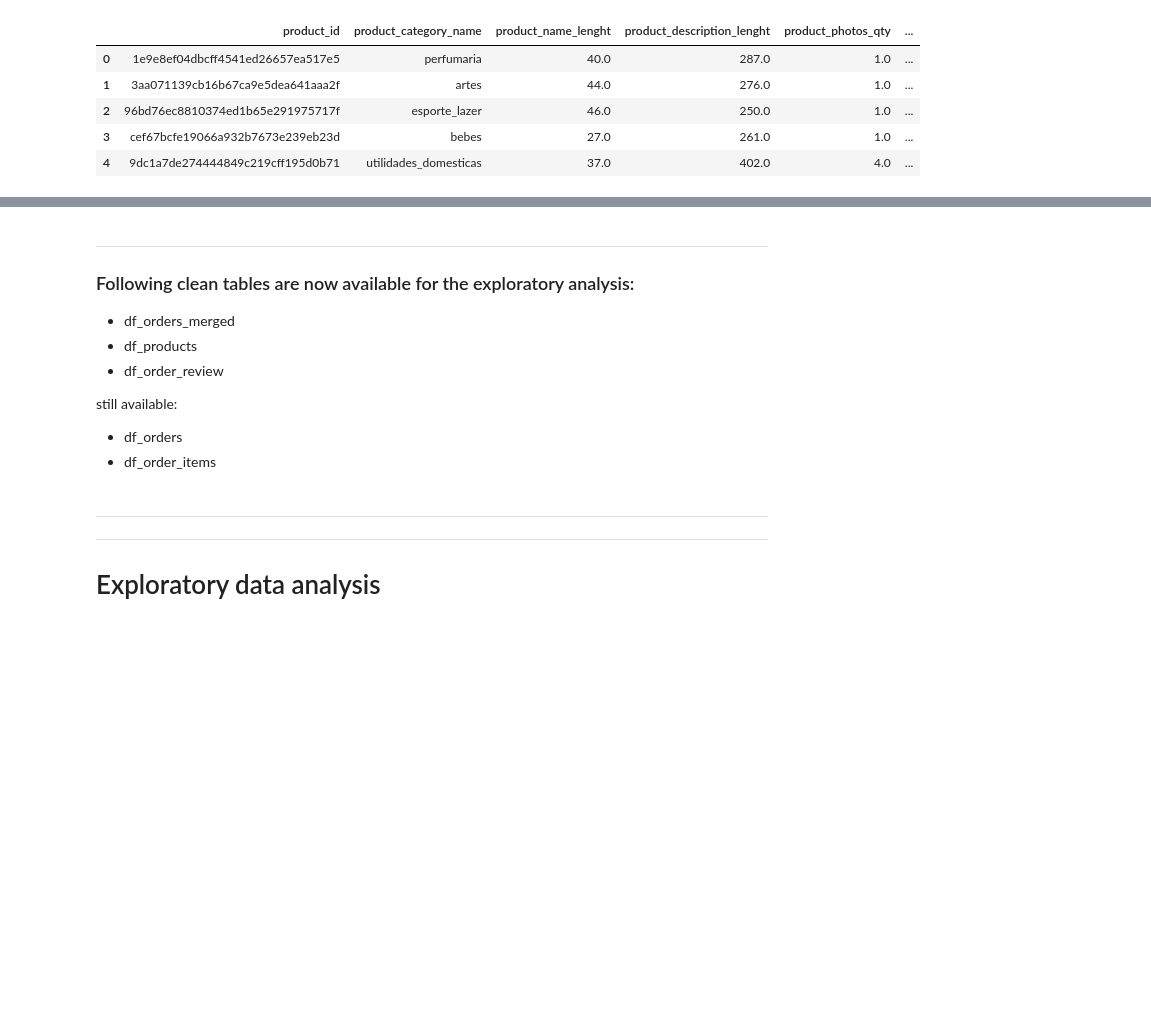
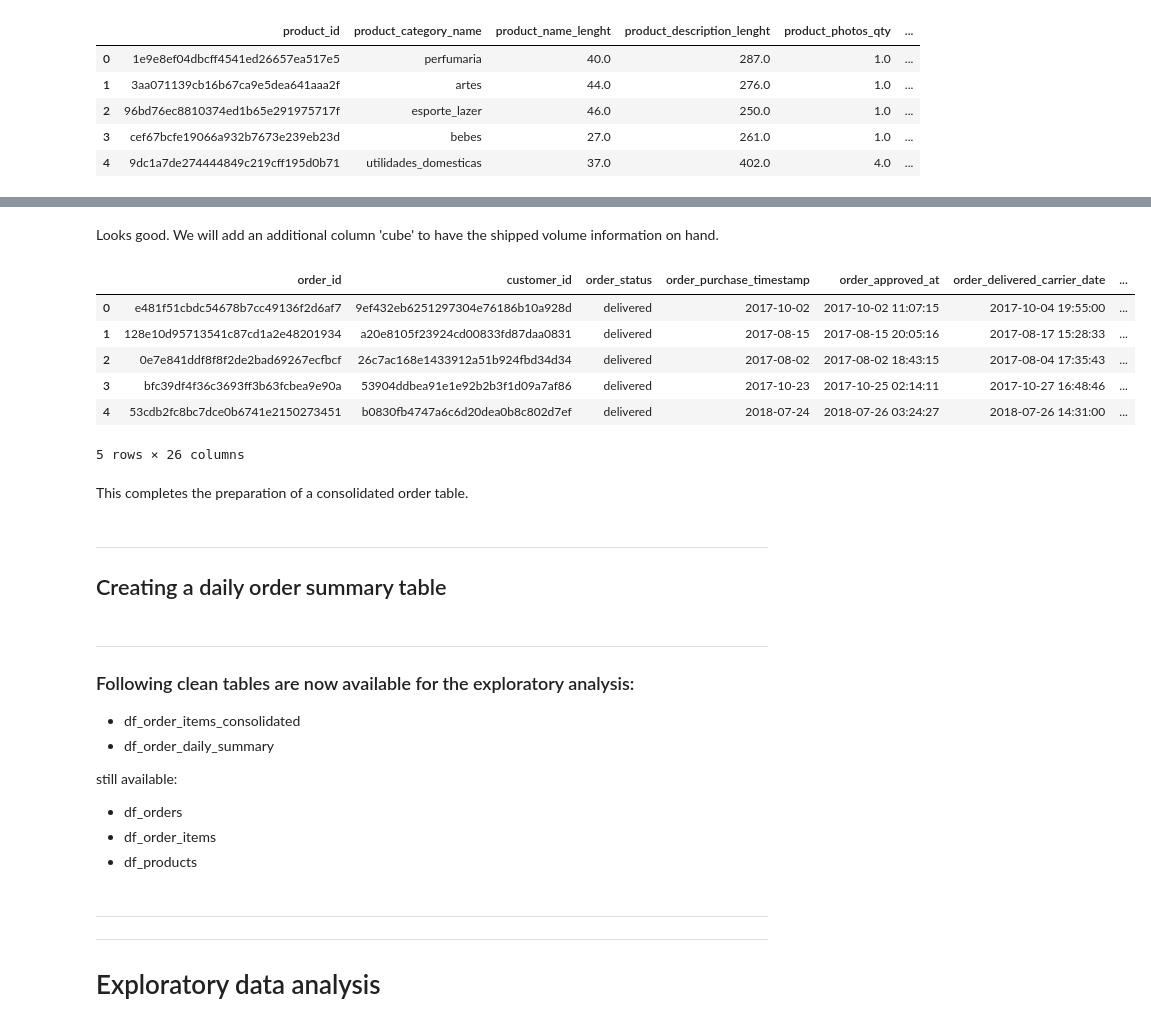
Before and after one commit to LarsTinnefeld/olist_ecom_analysis, a Jupyter notebook: olist_analysis.ipynb, the cells around one changed output, grey strips where cells are left out. Drawn from its saved outputs; the diff is of its cells as text; code cells hidden in the pictures; blank space fills up the shorter version.

```diff
--- a/olist_analysis.ipynb
+++ b/olist_analysis.ipynb
@@ -433,0 +364,2 @@ Checking duplicated entries:
+# %%
+df_order_items_consolidated = df_order_items_consolidated.merge(df_products, on='product_id')
@@ -433,0 +388,6 @@ Checking duplicated entries:
+# %%
+# Filling in average values for missing product values
+df_order_items_consolidated['product_length_cm'] = df_order_items_consolidated['product_length_cm'].fillna(df_order_items_consolidated['product_length_cm'].mean())
+df_order_items_consolidated['product_weight_g'] = df_order_items_consolidated['product_weight_g'].fillna(df_order_items_consolidated['product_weight_g'].mean())
+df_order_items_consolidated['product_height_cm'] = df_order_items_consolidated['product_height_cm'].fillna(df_order_items_consolidated['product_height_cm'].mean())
+df_order_items_consolidated['product_width_cm'] = df_order_items_consolidated['product_width_cm'].fillna(df_order_items_consolidated['product_width_cm'].mean())
@@ -434,13 +414,32 @@ Checking duplicated entries:
+# %% [markdown]
+Looks good. We will add an additional column 'cube' to have the shipped volume information on hand.
+# %%
+df_order_items_consolidated['order_line_cube_in_ltr'] = df_order_items_consolidated['product_length_cm']*df_order_items_consolidated['product_height_cm']*df_order_items_consolidated['product_width_cm']/1000*df_order_items_consolidated['qty']
+# %%
+df_order_items_consolidated.head()
+# %% [output]
+|  | order_id | customer_id | order_status | order_purchase_timestamp | order_approved_at | order_delivered_carrier_date | ... |
+| 0 | e481f51cbdc54678b7cc49136f2d6af7 | 9ef432eb6251297304e76186b10a928d | delivered | 2017-10-02 | 2017-10-02 11:07:15 | 2017-10-04 19:55:00 | ... |
+| 1 | 128e10d95713541c87cd1a2e48201934 | a20e8105f23924cd00833fd87daa0831 | delivered | 2017-08-15 | 2017-08-15 20:05:16 | 2017-08-17 15:28:33 | ... |
+| 2 | 0e7e841ddf8f8f2de2bad69267ecfbcf | 26c7ac168e1433912a51b924fbd34d34 | delivered | 2017-08-02 | 2017-08-02 18:43:15 | 2017-08-04 17:35:43 | ... |
+| 3 | bfc39df4f36c3693ff3b63fcbea9e90a | 53904ddbea91e1e92b2b3f1d09a7af86 | delivered | 2017-10-23 | 2017-10-25 02:14:11 | 2017-10-27 16:48:46 | ... |
+| 4 | 53cdb2fc8bc7dce0b6741e2150273451 | b0830fb4747a6c6d20dea0b8c802d7ef | delivered | 2018-07-24 | 2018-07-26 03:24:27 | 2018-07-26 14:31:00 | ... |
+5 rows × 26 columns
+# %% [markdown]
+This completes the preparation of a consolidated order table.
+# %% [markdown]
+---
+## Creating a daily order summary table
 # %% [markdown]
 ---
 ### Following clean tables are now available for the exploratory analysis:
-- df_orders_merged
-- df_products
-- df_order_review
+- df_order_items_consolidated
+- df_order_daily_summary
 
 still available:
 - df_orders
 - df_order_items
+- df_products
 # %% [markdown]
 ---
 ---
```
Also changed, not shown: parts of 60 cells of this notebook, 1 other file.
